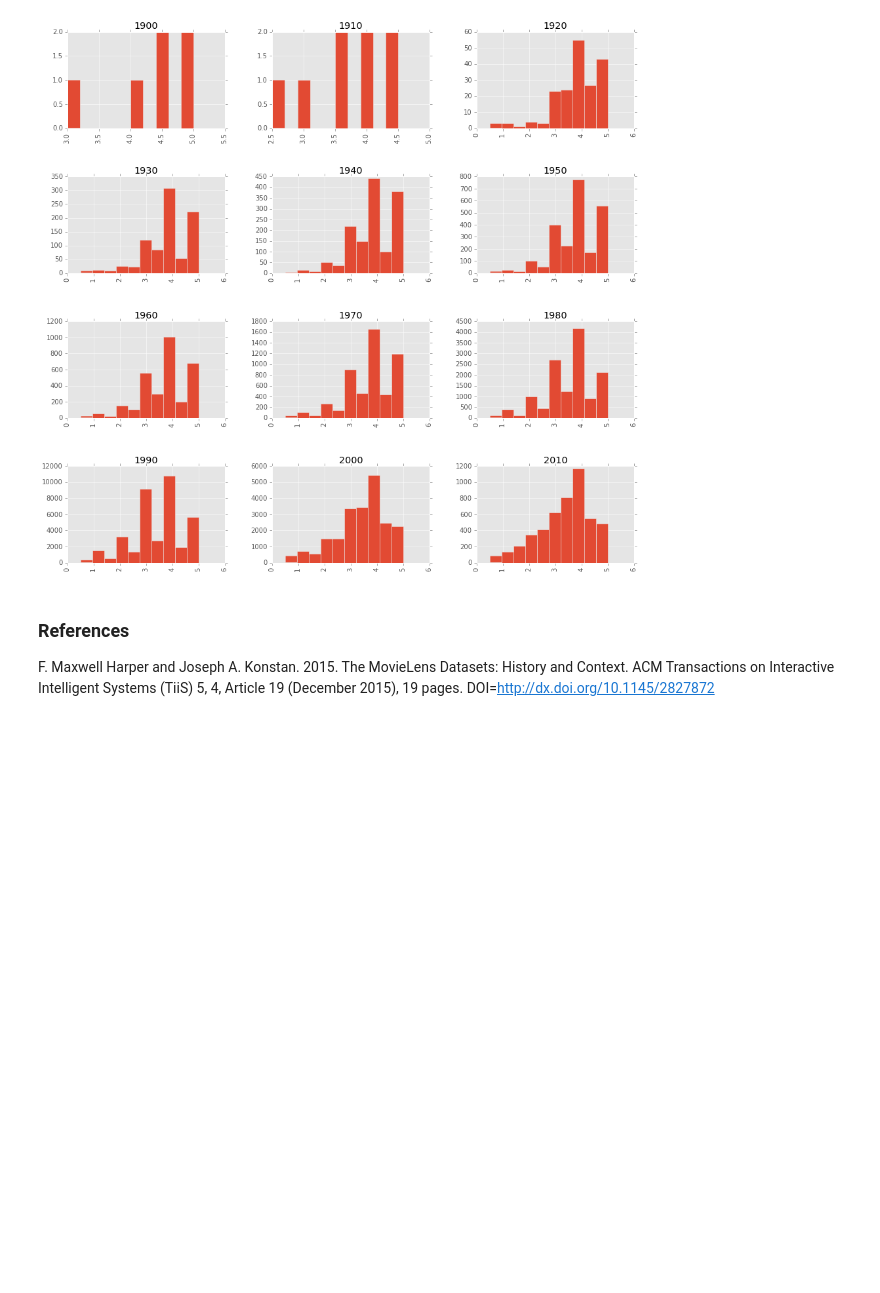
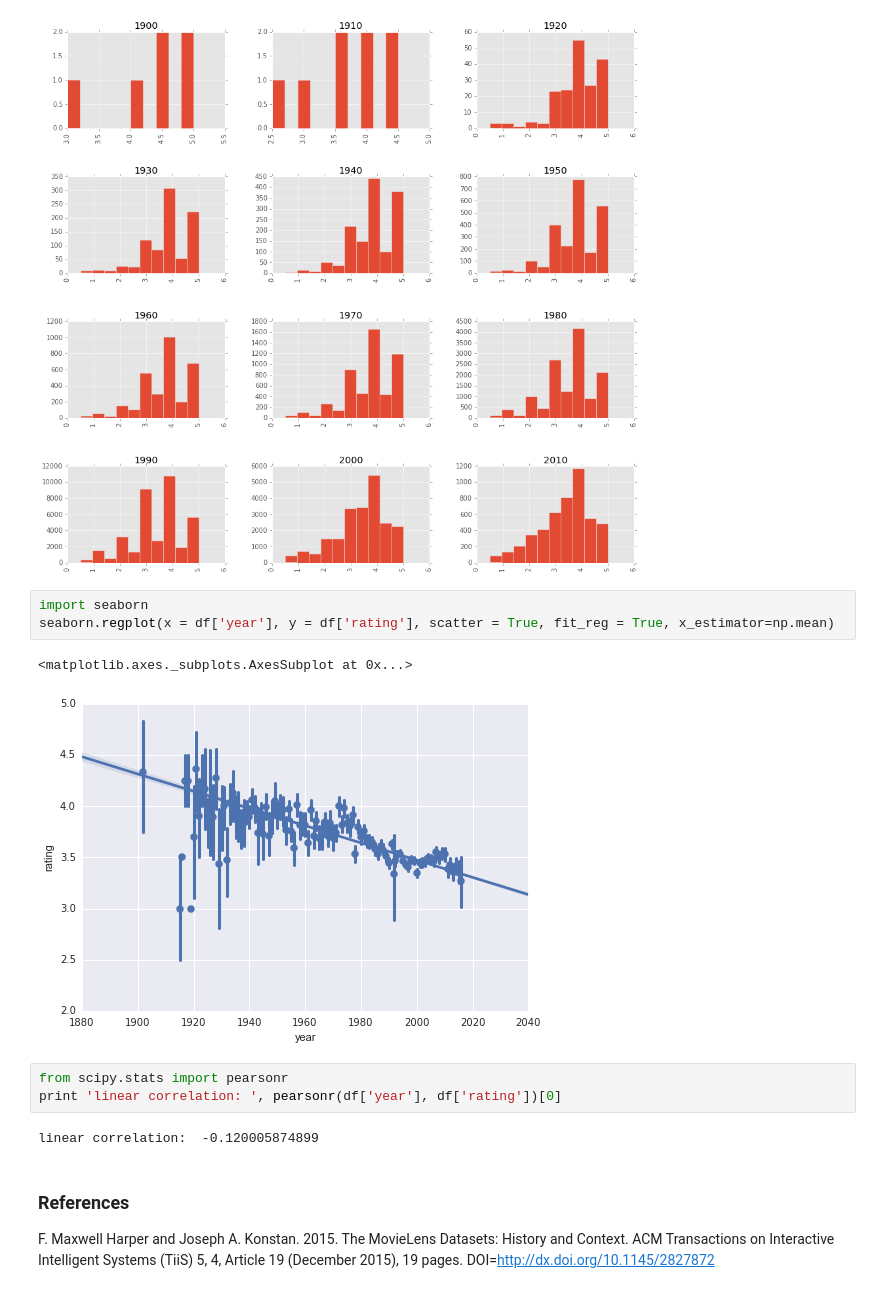
Before and after one commit to cheyuanl/MovieRecom, a Jupyter notebook: notebook/MovieRecom_MidReport.ipynb, the cells around one changed output. Cells and saved outputs as stored; diff of their text form; blank space fills up the shorter version.

Commit message:
add correlation coefficient

```diff
--- a/notebook/MovieRecom_MidReport.ipynb
+++ b/notebook/MovieRecom_MidReport.ipynb
@@ -450,6 +450,17 @@ groupByRating = df['year'].hist(by=df['rating'], figsize = (15, 15))
 groupByDecade = df['rating'].hist(by=df['decade'], figsize = (15, 15))
 # %% [output]
 [figure]
+# %%
+import seaborn
+seaborn.regplot(x = df['year'], y = df['rating'], scatter = True, fit_reg = True, x_estimator=np.mean)
+# %% [output]
+<matplotlib.axes._subplots.AxesSubplot at 0x...>
+[figure, added]
+# %%
+from scipy.stats import pearsonr
+print 'linear correlation: ', pearsonr(df['year'], df['rating'])[0]
+# %% [output]
+linear correlation:  -0.120005874899
 # %% [markdown]
 ### References
 
```
